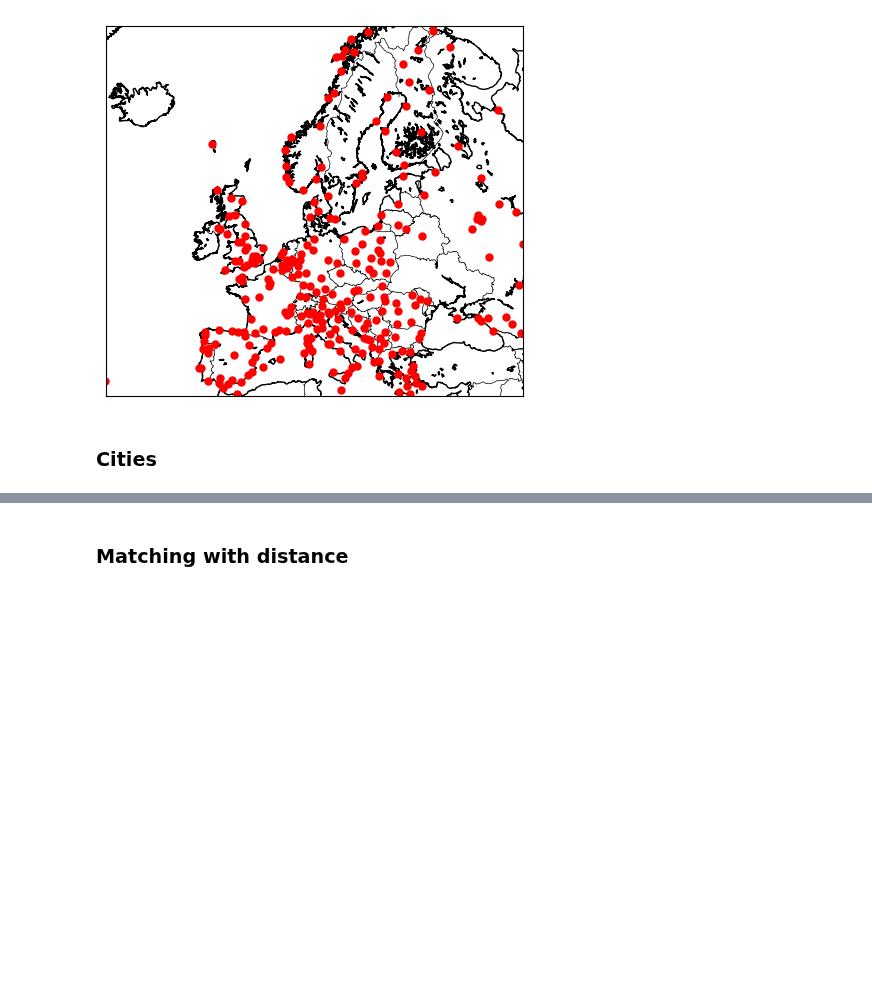
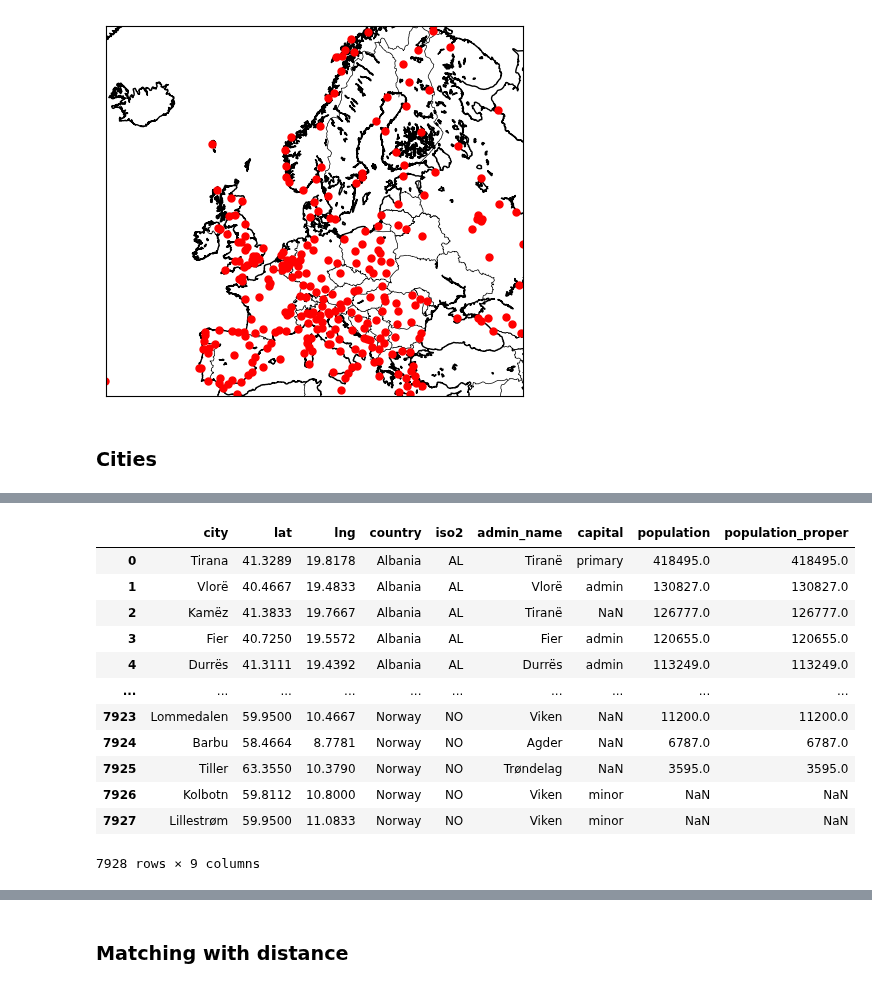
Before and after one commit to RabDou44/DOPP_group18, a Jupyter notebook: final notebook/comparing_train_airport_cities.ipynb, the cells around one changed output, grey strips where cells are left out. Saved outputs shown, nothing was run; the diff lists cells and outputs as text; code cells hidden in the pictures; blank space fills up the shorter version.

```diff
--- a/final notebook/comparing_train_airport_cities.ipynb
+++ b/final notebook/comparing_train_airport_cities.ipynb
@@ -630,0 +612,34 @@ df_geo
+# %%
+import os
+def create_combined_dataframe(directory):
+	dataframes = []
+
+	# Iterate over all files in the directory
+	for filename in os.listdir(directory):
+		if filename.endswith('.csv'):
+			filepath = os.path.join(directory, filename)
+			df = pd.read_csv(filepath)
+			dataframes.append(df)
+
+	# Concatenate all df
+	combined_df = pd.concat(dataframes, ignore_index=True)
+	return combined_df
+
+#
+directory_path = '../datasets/Geolocation'  # Replace with your directory path
+df_geo = create_combined_dataframe(directory_path)
+df_geo
+# %% [output]
+|  | city | lat | lng | country | iso2 | admin_name | capital | population | population_proper |
+| 0 | Tirana | 41.3289 | 19.8178 | Albania | AL | Tiranë | primary | 418495.0 | 418495.0 |
+| 1 | Vlorë | 40.4667 | 19.4833 | Albania | AL | Vlorë | admin | 130827.0 | 130827.0 |
+| 2 | Kamëz | 41.3833 | 19.7667 | Albania | AL | Tiranë | NaN | 126777.0 | 126777.0 |
+| 3 | Fier | 40.7250 | 19.5572 | Albania | AL | Fier | admin | 120655.0 | 120655.0 |
+| 4 | Durrës | 41.3111 | 19.4392 | Albania | AL | Durrës | admin | 113249.0 | 113249.0 |
+| ... | ... | ... | ... | ... | ... | ... | ... | ... | ... |
+| 7923 | Lommedalen | 59.9500 | 10.4667 | Norway | NO | Viken | NaN | 11200.0 | 11200.0 |
+| 7924 | Barbu | 58.4664 | 8.7781 | Norway | NO | Agder | NaN | 6787.0 | 6787.0 |
+| 7925 | Tiller | 63.3550 | 10.3790 | Norway | NO | Trøndelag | NaN | 3595.0 | 3595.0 |
+| 7926 | Kolbotn | 59.8112 | 10.8000 | Norway | NO | Viken | minor | NaN | NaN |
+| 7927 | Lillestrøm | 59.9500 | 11.0833 | Norway | NO | Viken | minor | NaN | NaN |
+7928 rows × 9 columns
```
Also changed, not shown: parts of 5 cells of this notebook.
